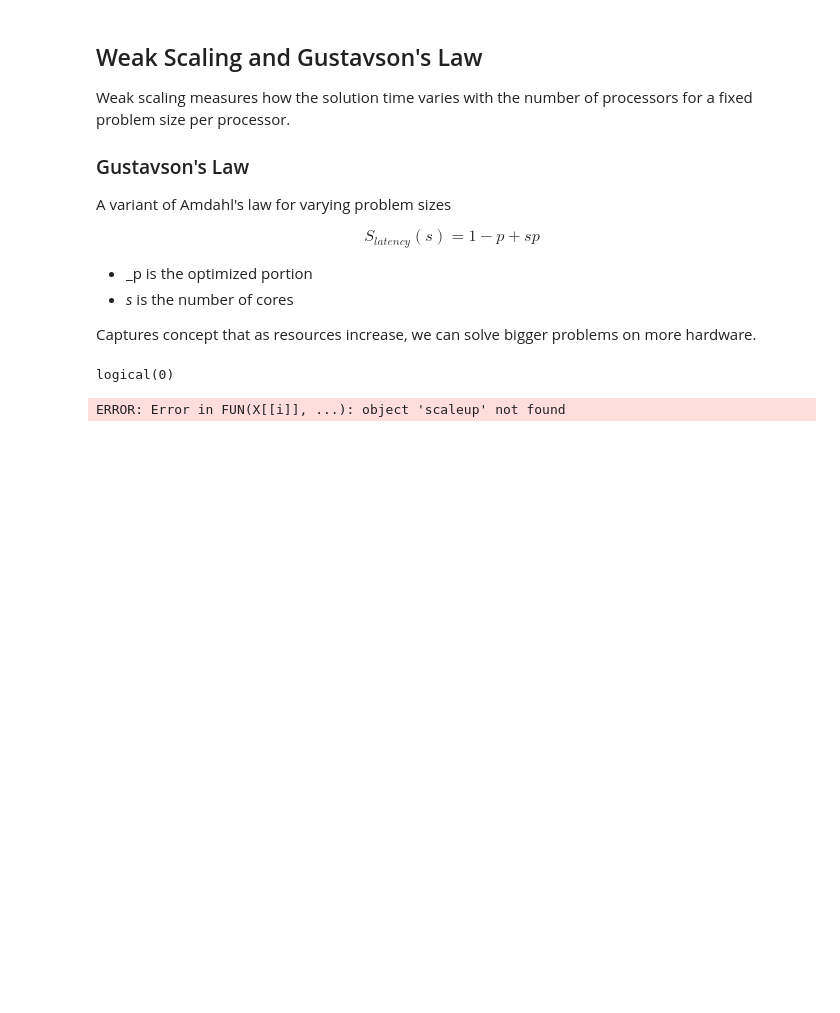
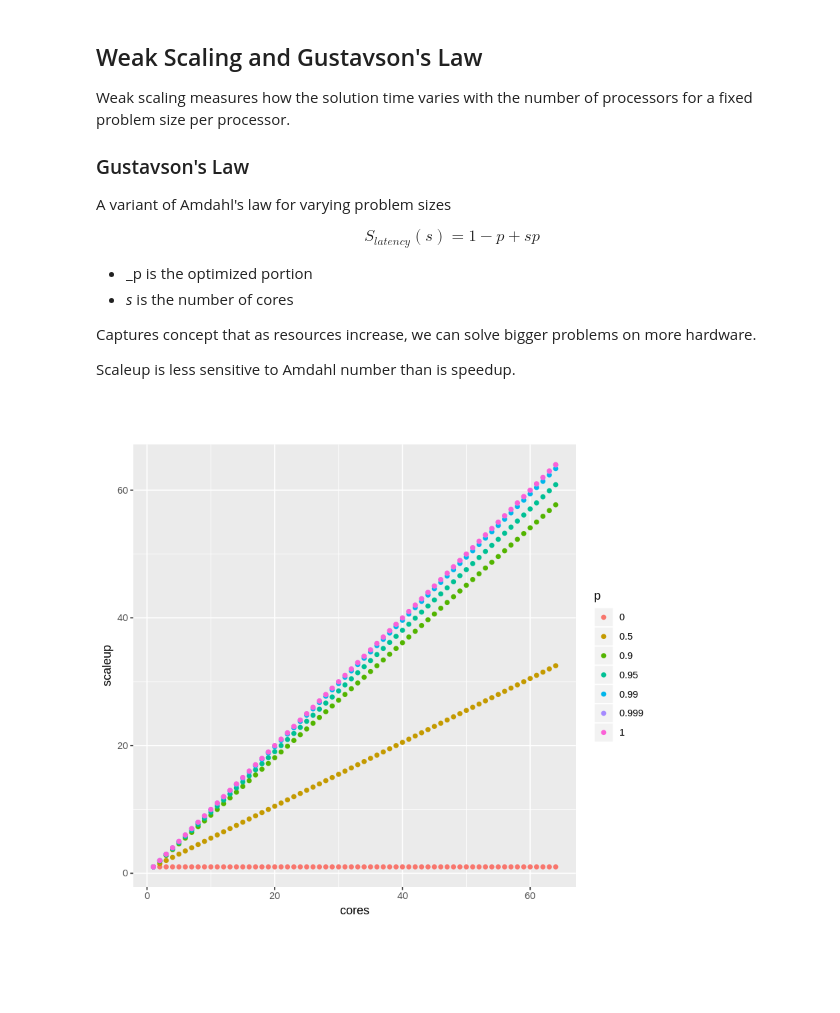
Before and after one commit to randalburns/jhupp-lectures, a Jupyter notebook: code/Untitled.ipynb, the cells around one changed output. Saved outputs shown, nothing was run; the diff lists cells and outputs as text; code cells hidden in the pictures.

```diff
--- a/code/Untitled.ipynb
+++ b/code/Untitled.ipynb
@@ -13,23 +13,23 @@ $$S_{latency}(s) = 1 - p + sp$$
 * _s_ is the number of cores
 
 Captures concept that as resources increase, we can solve bigger problems on more hardware.
+
+Scaleup is less sensitive to Amdahl number than is speedup.
 # %%
 library(ggplot2)
 
 cores = seq(1:1:64)
 p = factor(c(0,.5,.9,.95,.99,.999, 1.0))
 
 df <- data.frame(crossing(cores,p))
 df$pnumeric <- as.numeric(levels(df$p))[df$p]
 
 # add scaleup
-df$scaleup < (1 - df$pnumeric + df$pnumeric*df$cores)
+df$scaleup <- (1 - df$pnumeric + df$pnumeric*df$cores)
 
 plt <- ggplot(df, aes(x=cores, y=scaleup))+geom_point(aes(color=p)) +
             coord_fixed()
 
 print(plt)
 # %% [output]
-logical(0)
-ERROR: Error in FUN(X[[i]], ...): object 'scaleup' not found
-[figure, old version]
+[figure, new version]
```
